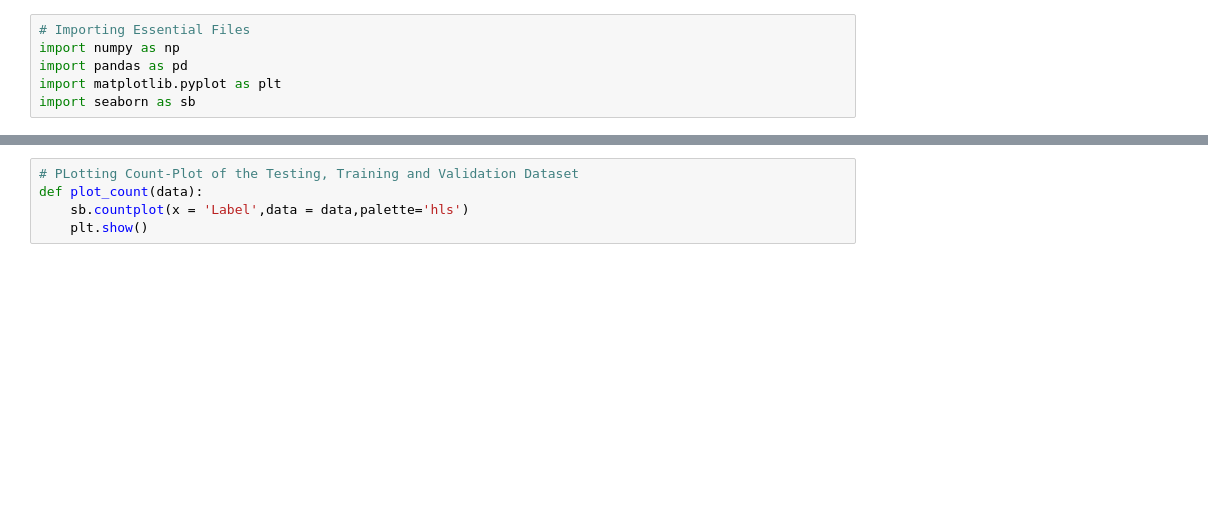
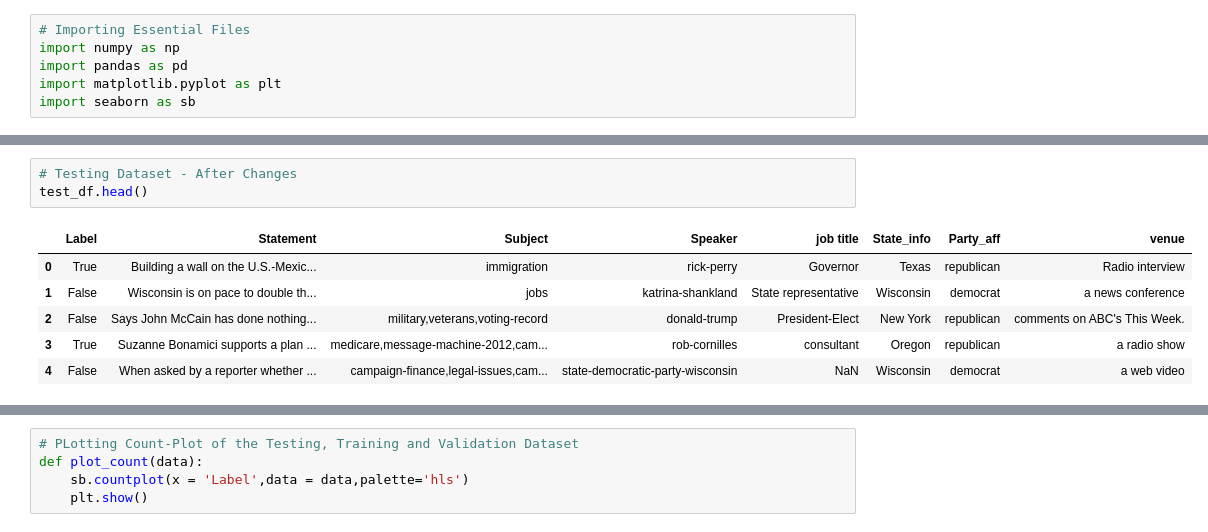
Before and after one commit to WooTechnology/FakeNewsDetection, a Jupyter notebook: Dataset Cleaning.ipynb, the cells around one changed output, grey strips where cells are left out. Saved outputs shown, nothing was run; the diff lists cells and outputs as text; blank space fills up the shorter version.

```diff
--- a/Converting tsv to csv format.ipynb
+++ b/Dataset Cleaning.ipynb
@@ -28,0 +91,10 @@ train_df.head()
+# %%
+# Testing Dataset - After Changes
+test_df.head()
+# %% [output]
+|  | Label | Statement | Subject | Speaker | job title | State_info | Party_aff | venue |
+| 0 | True | Building a wall on the U.S.-Mexic... | immigration | rick-perry | Governor | Texas | republican | Radio interview |
+| 1 | False | Wisconsin is on pace to double th... | jobs | katrina-shankland | State representative | Wisconsin | democrat | a news conference |
+| 2 | False | Says John McCain has done nothing... | military,veterans,voting-record | donald-trump | President-Elect | New York | republican | comments on ABC's This Week. |
+| 3 | True | Suzanne Bonamici supports a plan ... | medicare,message-machine-2012,cam... | rob-cornilles | consultant | Oregon | republican | a radio show |
+| 4 | False | When asked by a reporter whether ... | campaign-finance,legal-issues,cam... | state-democratic-party-wisconsin | NaN | Wisconsin | democrat | a web video |
```
Also changed, not shown: parts of 14 cells of this notebook, 4 other files.
